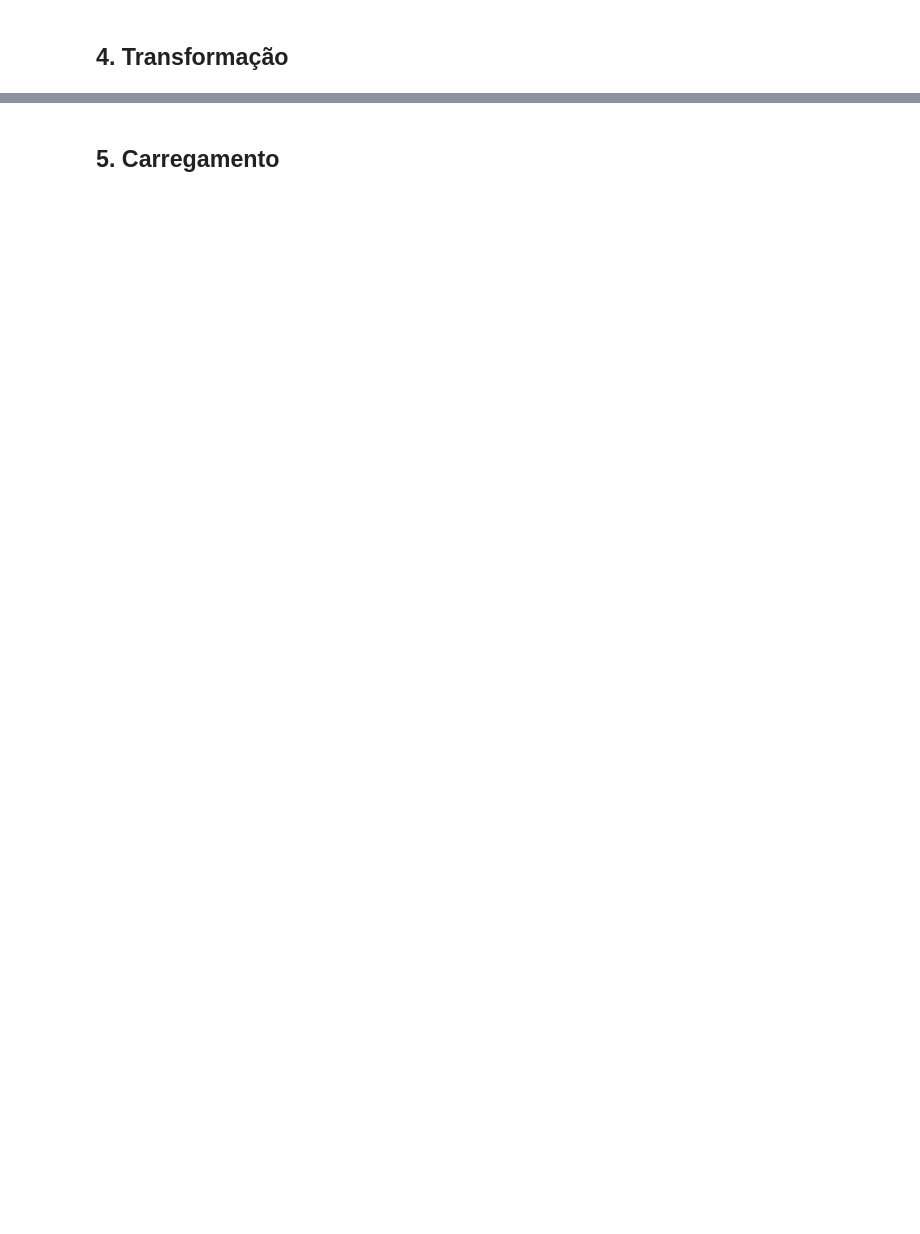
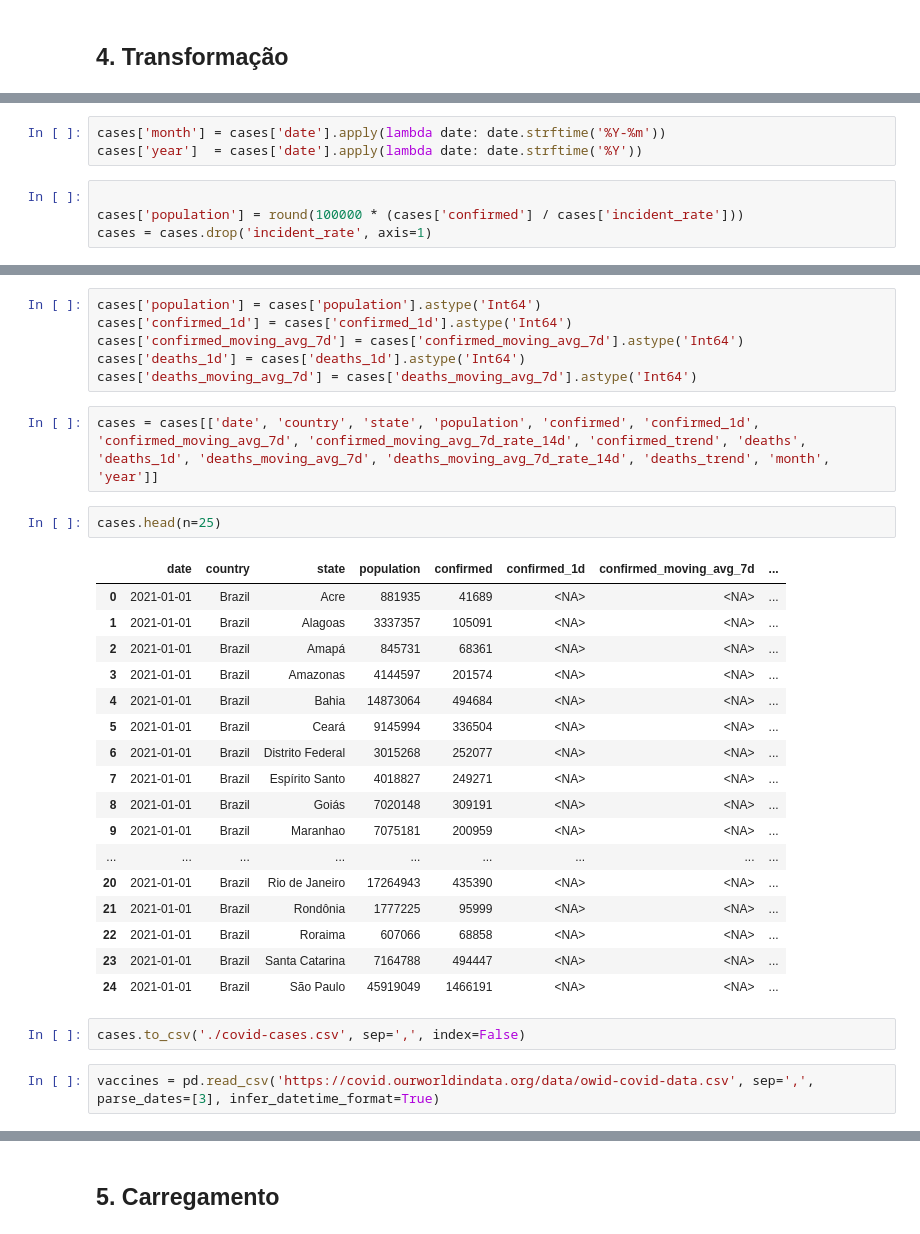
Before and after one commit to GreisonMontenari/Ebac-AnaliseDados, a Jupyter notebook: Profissao_Analista_de_dados_M28_Exercicio.ipynb, the cells around one changed output, grey strips where cells are left out. Cells and saved outputs as stored; diff of their text form; blank space fills up the shorter version.

```diff
--- a/Profissao_Analista_de_dados_M28_Exercicio.ipynb
+++ b/Profissao_Analista_de_dados_M28_Exercicio.ipynb
@@ -266,0 +150,7 @@ Dados manipulados:
+# %%
+cases['month'] = cases['date'].apply(lambda date: date.strftime('%Y-%m'))
+cases['year']  = cases['date'].apply(lambda date: date.strftime('%Y'))
+# %%
+
+cases['population'] = round(100000 * (cases['confirmed'] / cases['incident_rate']))
+cases = cases.drop('incident_rate', axis=1)
@@ -266,0 +208,32 @@ Dados manipulados:
+# %%
+cases['population'] = cases['population'].astype('Int64')
+cases['confirmed_1d'] = cases['confirmed_1d'].astype('Int64')
+cases['confirmed_moving_avg_7d'] = cases['confirmed_moving_avg_7d'].astype('Int64')
+cases['deaths_1d'] = cases['deaths_1d'].astype('Int64')
+cases['deaths_moving_avg_7d'] = cases['deaths_moving_avg_7d'].astype('Int64')
+# %%
+cases = cases[['date', 'country', 'state', 'population', 'confirmed', 'confirmed_1d', 'confirmed_moving_avg_7d', 'confirmed_moving_avg_7d_rate_14d', 'confirmed_trend', 'deaths', 'deaths_1d', 'deaths_moving_avg_7d', 'deaths_moving_avg_7d_rate_14d', 'deaths_trend', 'month', 'year']]
+# %%
+cases.head(n=25)
+# %% [output]
+|  | date | country | state | population | confirmed | confirmed_1d | confirmed_moving_avg_7d | ... |
+| 0 | 2021-01-01 | Brazil | Acre | 881935 | 41689 | <NA> | <NA> | ... |
+| 1 | 2021-01-01 | Brazil | Alagoas | 3337357 | 105091 | <NA> | <NA> | ... |
+| 2 | 2021-01-01 | Brazil | Amapá | 845731 | 68361 | <NA> | <NA> | ... |
+| 3 | 2021-01-01 | Brazil | Amazonas | 4144597 | 201574 | <NA> | <NA> | ... |
+| 4 | 2021-01-01 | Brazil | Bahia | 14873064 | 494684 | <NA> | <NA> | ... |
+| 5 | 2021-01-01 | Brazil | Ceará | 9145994 | 336504 | <NA> | <NA> | ... |
+| 6 | 2021-01-01 | Brazil | Distrito Federal | 3015268 | 252077 | <NA> | <NA> | ... |
+| 7 | 2021-01-01 | Brazil | Espírito Santo | 4018827 | 249271 | <NA> | <NA> | ... |
+| 8 | 2021-01-01 | Brazil | Goiás | 7020148 | 309191 | <NA> | <NA> | ... |
+| 9 | 2021-01-01 | Brazil | Maranhao | 7075181 | 200959 | <NA> | <NA> | ... |
+| ... | ... | ... | ... | ... | ... | ... | ... | ... |
+| 20 | 2021-01-01 | Brazil | Rio de Janeiro | 17264943 | 435390 | <NA> | <NA> | ... |
+| 21 | 2021-01-01 | Brazil | Rondônia | 1777225 | 95999 | <NA> | <NA> | ... |
+| 22 | 2021-01-01 | Brazil | Roraima | 607066 | 68858 | <NA> | <NA> | ... |
+| 23 | 2021-01-01 | Brazil | Santa Catarina | 7164788 | 494447 | <NA> | <NA> | ... |
+| 24 | 2021-01-01 | Brazil | São Paulo | 45919049 | 1466191 | <NA> | <NA> | ... |
+# %%
+cases.to_csv('./covid-cases.csv', sep=',', index=False)
+# %%
+vaccines = pd.read_csv('https://covid.ourworldindata.org/data/owid-covid-data.csv', sep=',', parse_dates=[3], infer_datetime_format=True)
```
Also changed, not shown: parts of 39 cells of this notebook.
